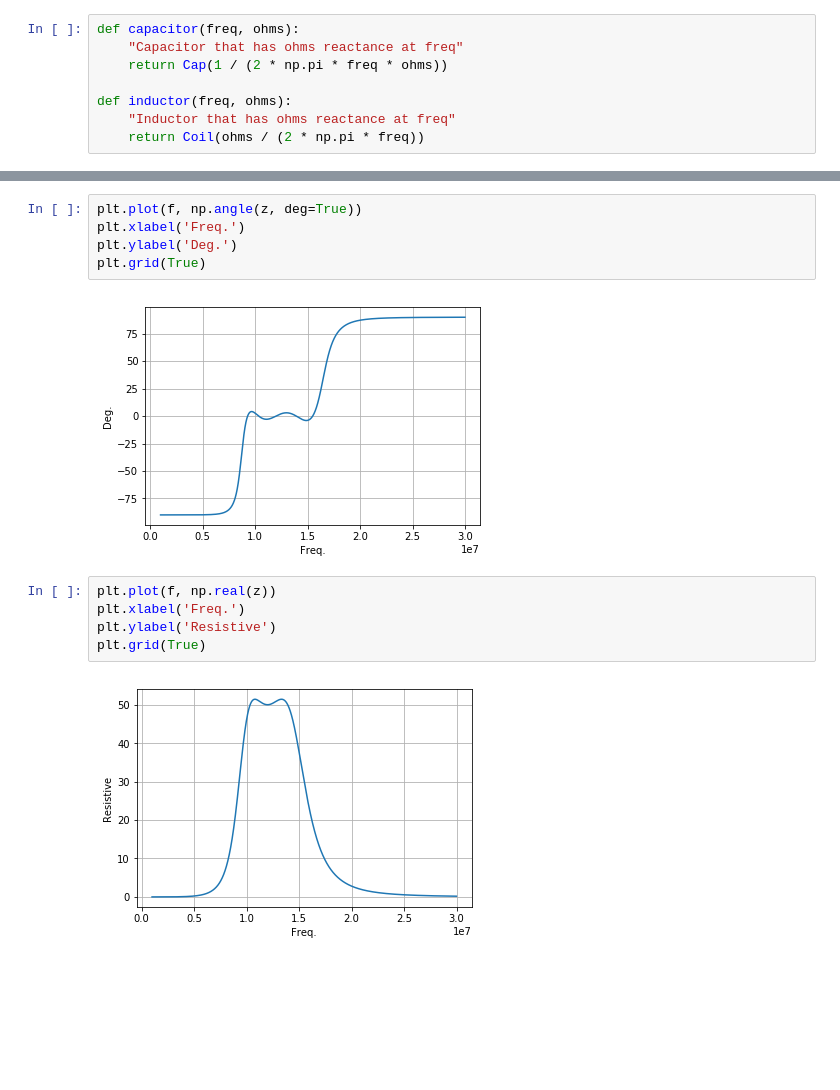
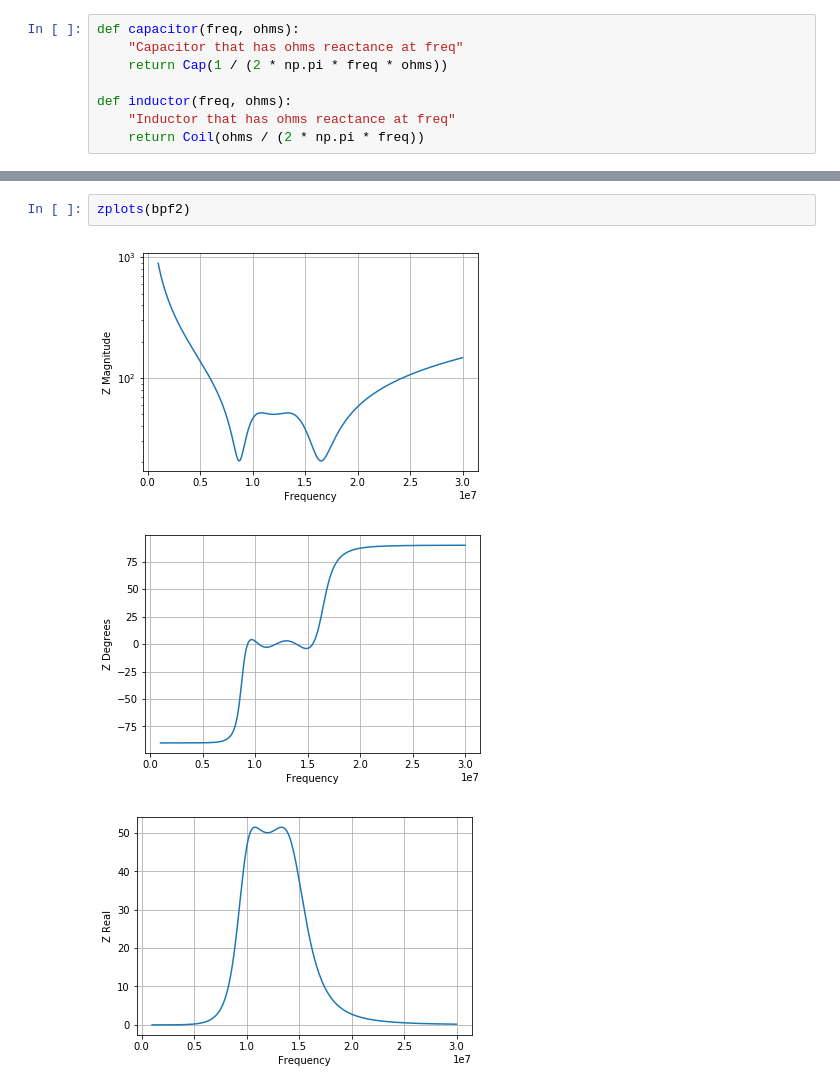
Before and after one commit to ttdoucet/impedance, a Jupyter notebook: impedance.ipynb, the cells around one changed output, grey strips where cells are left out. Saved outputs shown, nothing was run; the diff lists cells and outputs as text; blank space fills up the shorter version.

```diff
--- a/impedance.ipynb
+++ b/impedance.ipynb
@@ -181,14 +160,6 @@ plt.grid(True)
-# %%
-plt.plot(f, np.angle(z, deg=True))
-plt.xlabel('Freq.')
-plt.ylabel('Deg.')
-plt.grid(True)
-# %% [output]
-[figure, removed]
-# %%
-plt.plot(f, np.real(z))
-plt.xlabel('Freq.')
-plt.ylabel('Resistive')
-plt.grid(True)
-# %% [output]
-[figure, removed]
+# %%
+zplots(bpf2)
+# %% [output]
+[figure, added]
+[figure, added]
+[figure, added]
```
Also changed, not shown: parts of 8 cells of this notebook.
